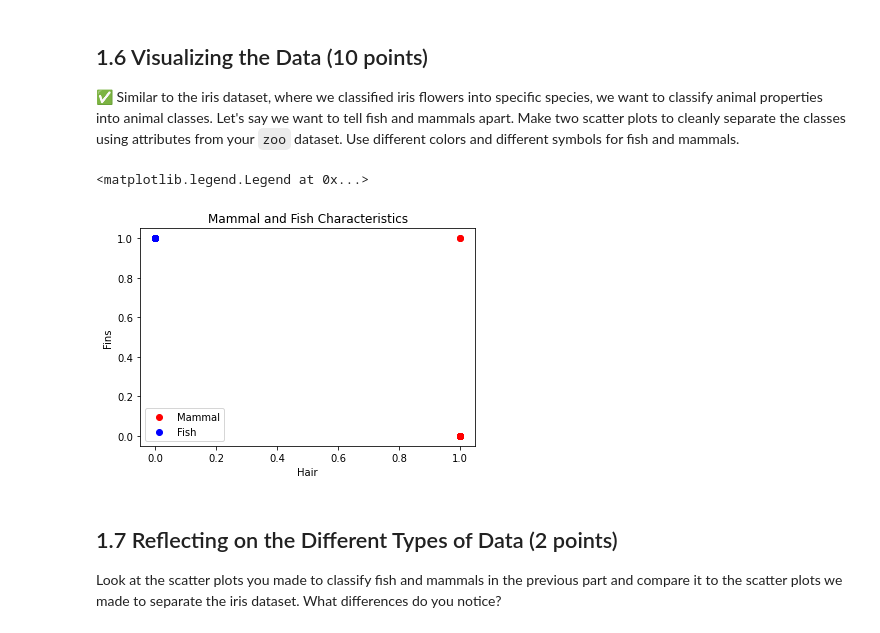
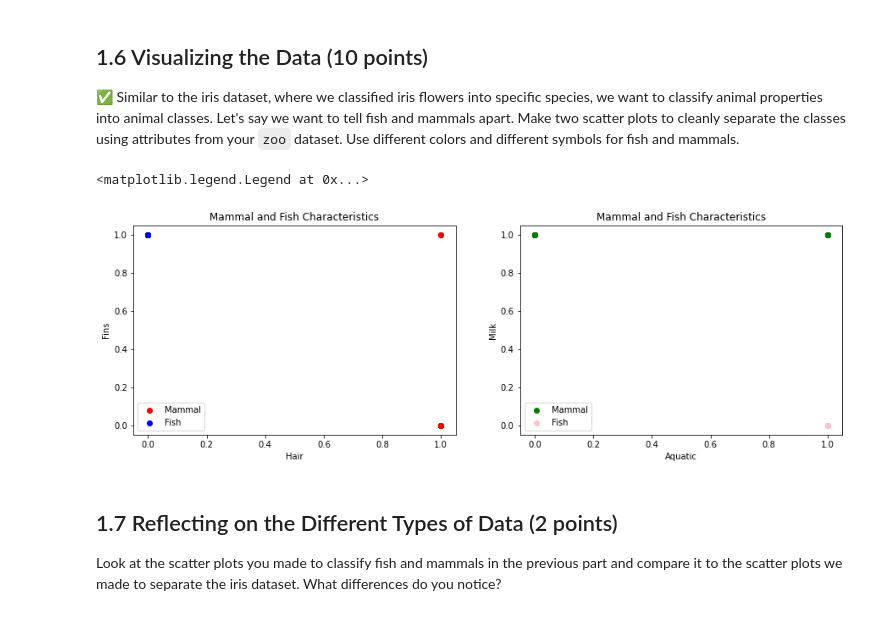
Before and after one commit to kovachel/CMSE_202_Homework_Kovach, a Jupyter notebook: hw-2/HW-02_PandasAndObjects-Kovach.ipynb, the cells around one changed output. Cells and saved outputs as stored; diff of their text form; code cells hidden in the pictures.

```diff
--- a/hw-2/HW-02_PandasAndObjects-Kovach.ipynb
+++ b/hw-2/HW-02_PandasAndObjects-Kovach.ipynb
@@ -103,23 +119,33 @@ Look back in the PCA/ICA and see how we used `groupby` to find the number of Iri
 # %%
 #Write your code here
 import matplotlib.pyplot as plt
 %matplotlib inline
 
 group = zoo.groupby(by = "class_type")
 group.describe()
 
 mammal = zoo[zoo["class_type"] == 1]
 fish = zoo[zoo["class_type"] == 4]
 
+plt.figure(figsize = (15,10))
+plt.subplot(2,2,1)
 plt.scatter(mammal["hair"], mammal["fins"], color = "red", label = "Mammal")
 plt.scatter(fish["hair"], fish["fins"], color = "blue", label = "Fish")
 plt.xlabel("Hair")
 plt.ylabel("Fins")
 plt.title("Mammal and Fish Characteristics")
 plt.legend()
+
+plt.subplot(2,2,2)
+plt.scatter(mammal["aquatic"], mammal["milk"], color = "green", label = "Mammal")
+plt.scatter(fish["aquatic"], fish["milk"], color = "pink", label = "Fish")
+plt.xlabel("Aquatic")
+plt.ylabel("Milk")
+plt.title("Mammal and Fish Characteristics")
+plt.legend()
 # %% [output]
 <matplotlib.legend.Legend at 0x...>
-[figure, old version]
+[figure, new version]
 # %% [markdown]
 ## 1.7 Reflecting on the Different Types of Data (2 points)
 
```
Also changed, not shown: parts of 8 cells of this notebook.
